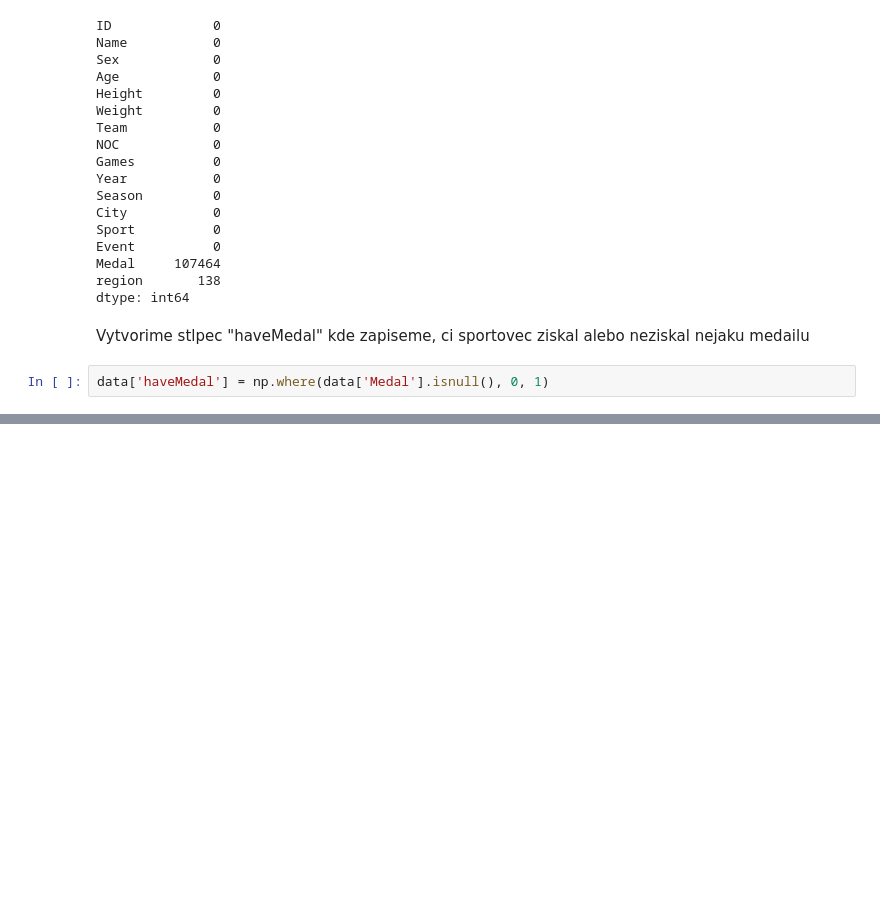
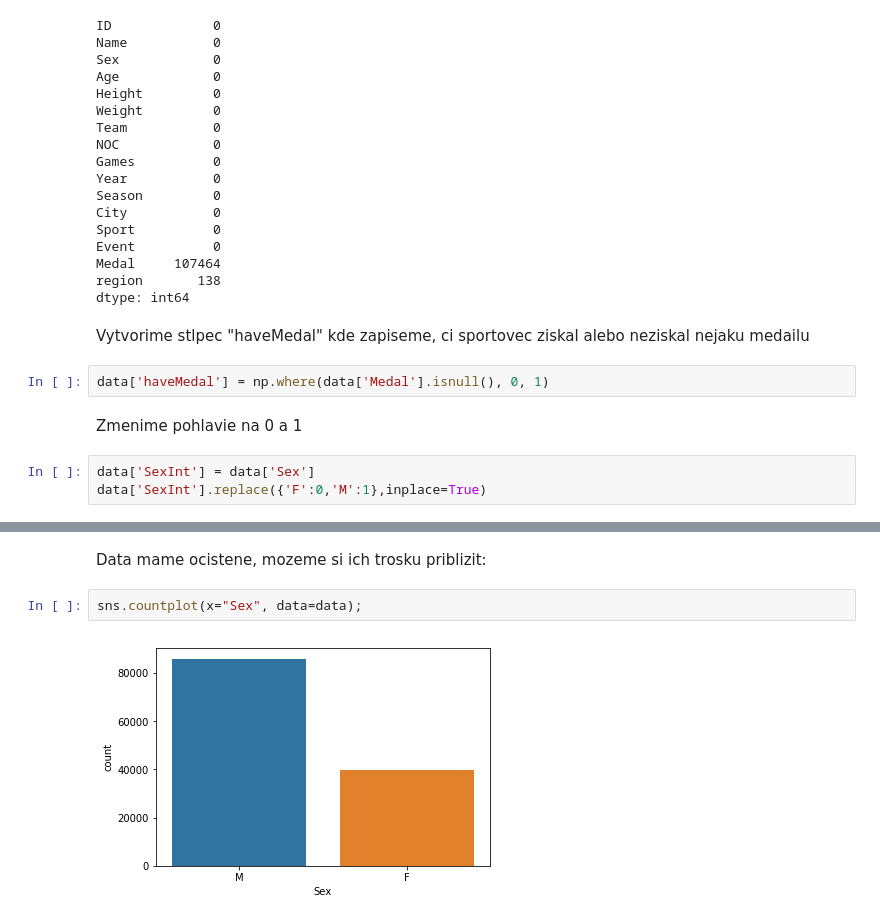
Before and after one commit to georgeob/Orlicek_Matus_NS2020, a Jupyter notebook: Olympics.ipynb, the cells around one changed output, grey strips where cells are left out. Drawn from its saved outputs; the diff is of its cells as text; blank space fills up the shorter version.

```diff
--- a/Olympics.ipynb
+++ b/Olympics.ipynb
@@ -58,6 +60,11 @@ dtype: int64
 Vytvorime stlpec "haveMedal" kde zapiseme, ci sportovec ziskal alebo neziskal nejaku medailu
 # %%
 data['haveMedal'] = np.where(data['Medal'].isnull(), 0, 1)
+# %% [markdown]
+Zmenime pohlavie na 0 a 1
+# %%
+data['SexInt'] = data['Sex']
+data['SexInt'].replace({'F':0,'M':1},inplace=True)
 # %%
 data.head()
 # %% [output]
@@ -67,3 +74,9 @@ data.head()
 | 4 | 5 | Christine Jacoba Aaftink | F | 21.0 | 185.0 | 82.0 | Netherlands | NED | 1988 Winter | 1988.0 | Winter | ... |
 | 5 | 5 | Christine Jacoba Aaftink | F | 21.0 | 185.0 | 82.0 | Netherlands | NED | 1988 Winter | 1988.0 | Winter | ... |
 | 6 | 5 | Christine Jacoba Aaftink | F | 25.0 | 185.0 | 82.0 | Netherlands | NED | 1992 Winter | 1992.0 | Winter | ... |
+# %% [markdown]
+Data mame ocistene, mozeme si ich trosku priblizit:
+# %%
+sns.countplot(x="Sex", data=data);
+# %% [output]
+[figure, added]
```
Also changed, not shown: parts of 17 cells of this notebook.
